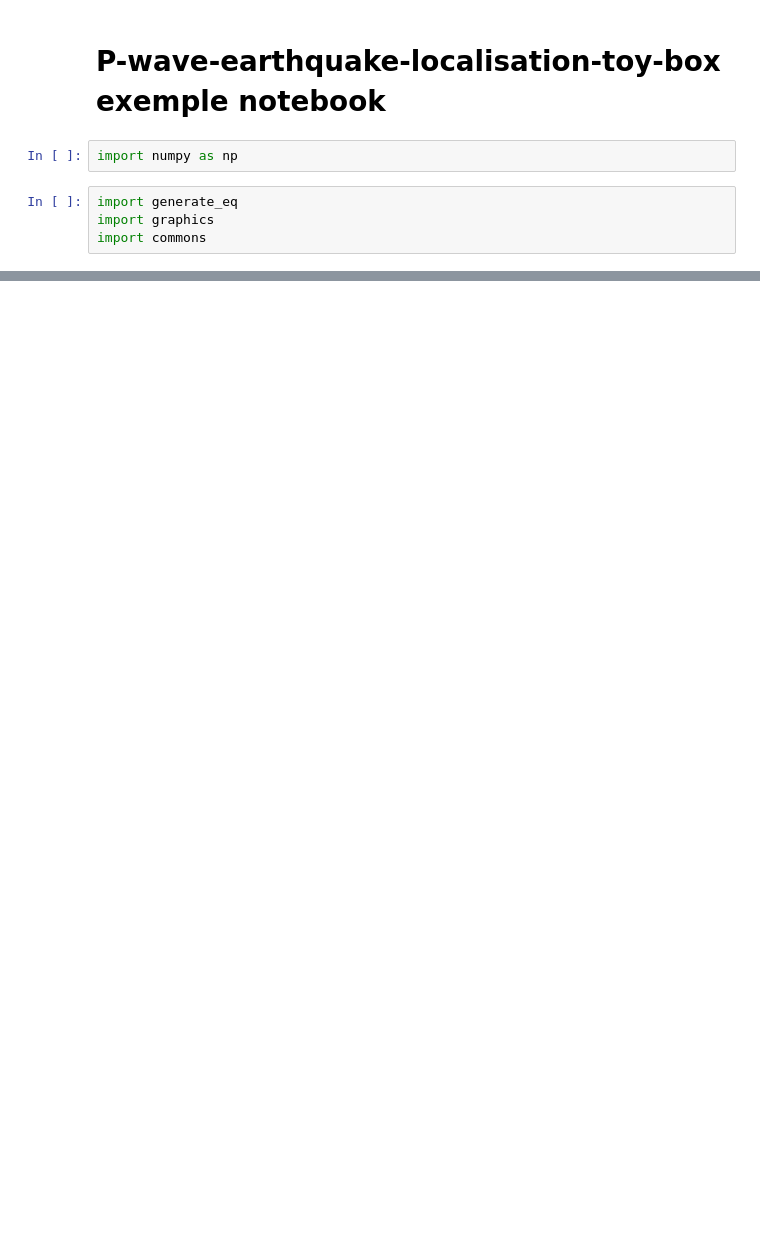
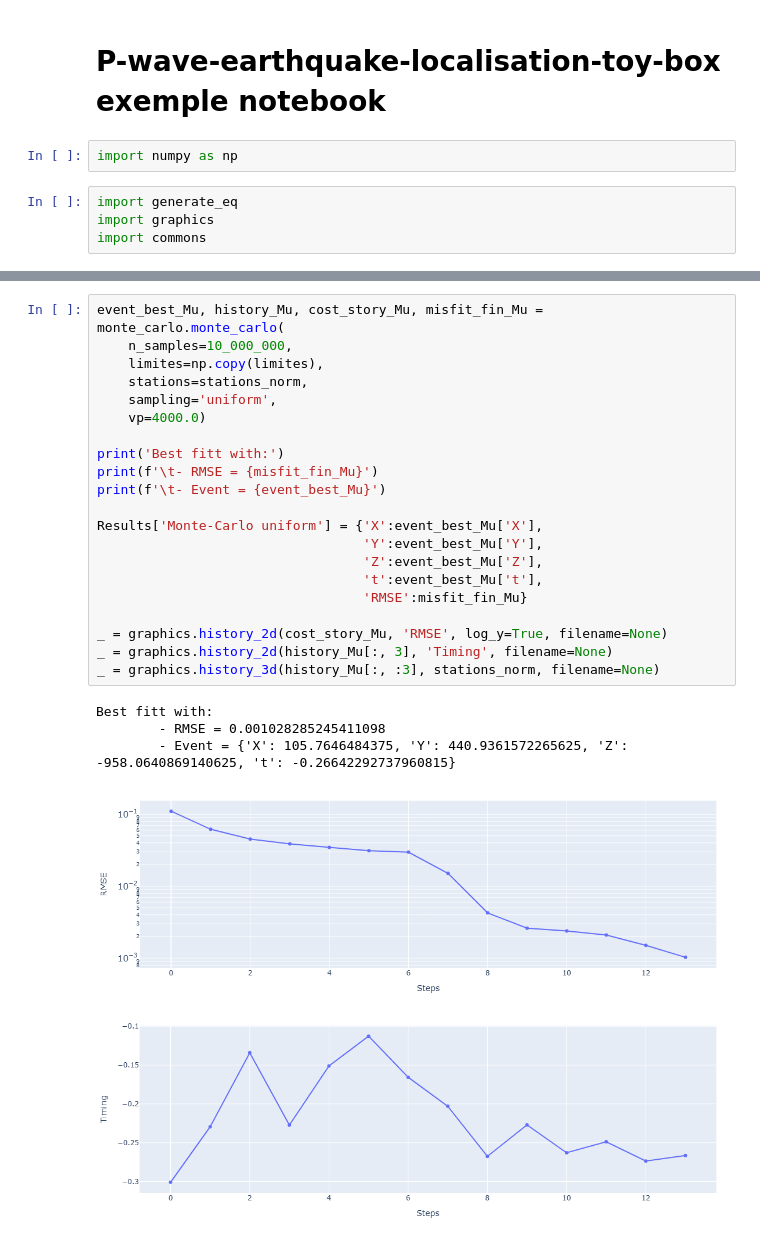
Before and after one commit to MatthieuNougaret/P-wave-earthquake-localisation-toy-box, a Jupyter notebook: python-solvers/demo.ipynb, the cells around one changed output, grey strips where cells are left out. Drawn from its saved outputs; the diff is of its cells as text; blank space fills up the shorter version.

```diff
--- a/python-solvers/demo.ipynb
+++ b/python-solvers/demo.ipynb
@@ -205,0 +215,27 @@ Best fitt with:
+# %%
+event_best_Mu, history_Mu, cost_story_Mu, misfit_fin_Mu = monte_carlo.monte_carlo(
+    n_samples=10_000_000,
+    limites=np.copy(limites),
+    stations=stations_norm,
+    sampling='uniform',
+    vp=4000.0)
+
+print('Best fitt with:')
+print(f'\t- RMSE = {misfit_fin_Mu}')
+print(f'\t- Event = {event_best_Mu}')
+
+Results['Monte-Carlo uniform'] = {'X':event_best_Mu['X'],
+                                  'Y':event_best_Mu['Y'],
+                                  'Z':event_best_Mu['Z'],
+                                  't':event_best_Mu['t'],
+                                  'RMSE':misfit_fin_Mu}
+
+_ = graphics.history_2d(cost_story_Mu, 'RMSE', log_y=True, filename=None)
+_ = graphics.history_2d(history_Mu[:, 3], 'Timing', filename=None)
+_ = graphics.history_3d(history_Mu[:, :3], stations_norm, filename=None)
+# %% [output]
+Best fitt with:
+        - RMSE = 0.001028285245411098
+        - Event = {'X': 105.7646484375, 'Y': 440.9361572265625, 'Z': -958.0640869140625, 't': -0.26642292737960815}
+[figure, added]
+[figure, added]
```
Also changed, not shown: parts of 11 cells of this notebook, 3 other files.
